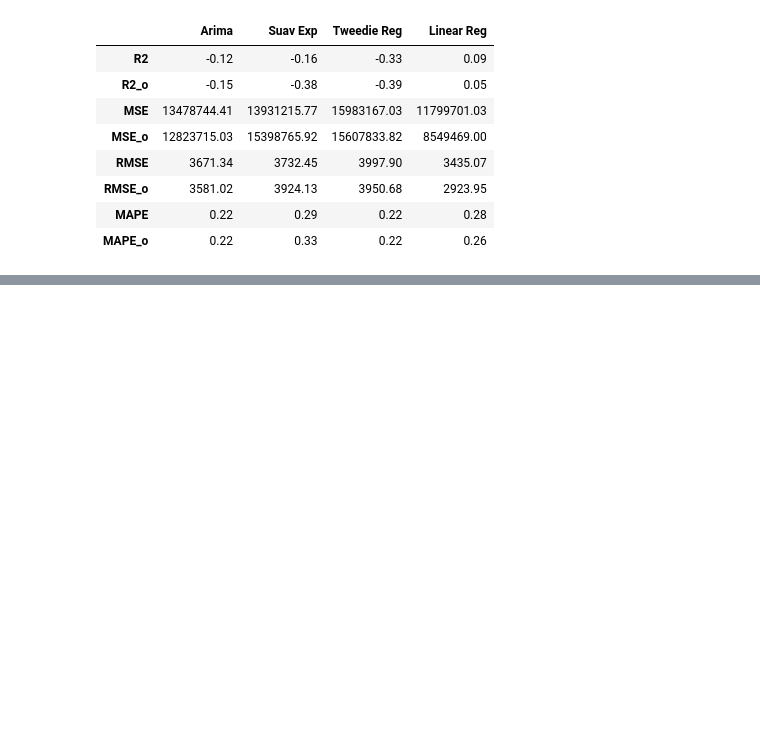
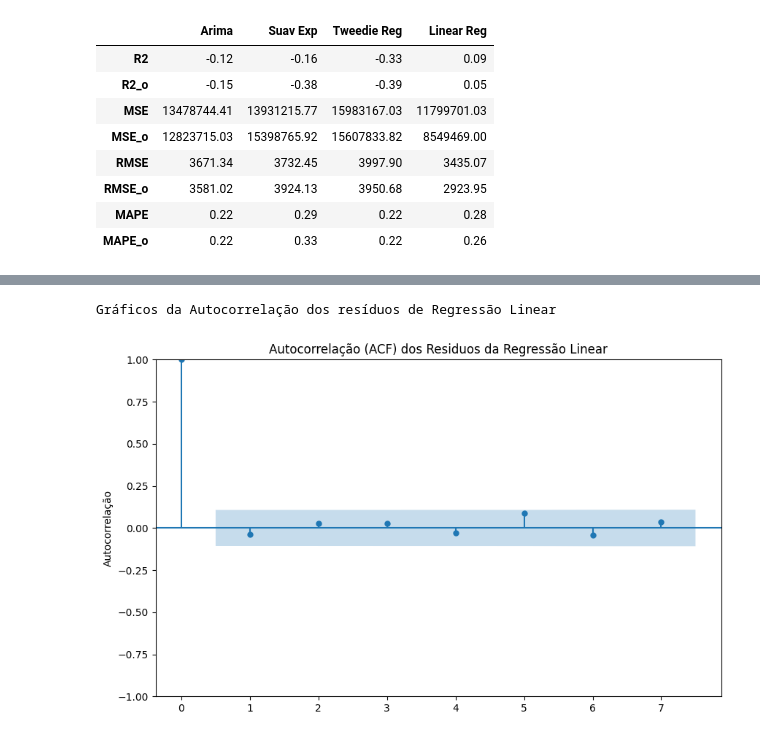
Before and after one commit to kamilyassis/previsao_vendas, a Jupyter notebook: analise_grocery.ipynb, the cells around one changed output, grey strips where cells are left out. Saved outputs shown, nothing was run; the diff lists cells and outputs as text; code cells hidden in the pictures; blank space fills up the shorter version.

```diff
--- a/analise_grocery.ipynb
+++ b/analise_grocery.ipynb
@@ -709,3 +709,14 @@ df_metricas
 | RMSE_o | 3581.02 | 3924.13 | 3950.68 | 2923.95 |
 | MAPE | 0.22 | 0.29 | 0.22 | 0.28 |
 | MAPE_o | 0.22 | 0.33 | 0.22 | 0.26 |
+# %%
+def acf_resid_modelo(predictions, prod):
+
+    print('')
+    print(f'Gráficos da Autocorrelação dos resíduos de {prod}')
+
+    plt.figure(figsize=(10, 6))
+    plot_acf(predictions, lags=7, ax=plt.gca())
+    plt.ylabel('Autocorrelação')
+    plt.title(f'Autocorrelação (ACF) dos Residuos da {prod}')
+    plt.show()
@@ -711,0 +744,6 @@ df_metricas
+# %%
+autocorrelation = acf(predictions_rl, nlags=len(predictions_rl)-1)
+acf_resid_modelo(autocorrelation, 'Regressão Linear')
+# %% [output]
+Gráficos da Autocorrelação dos resíduos de Regressão Linear
+[figure, added]
```
Also changed, not shown: parts of 9 cells of this notebook.
